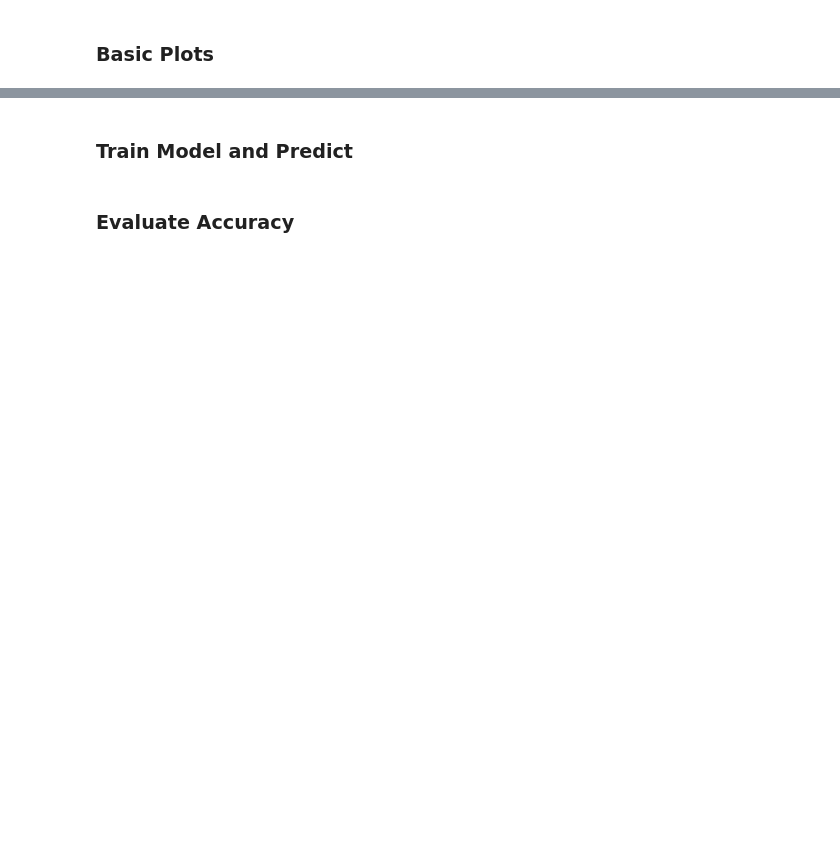
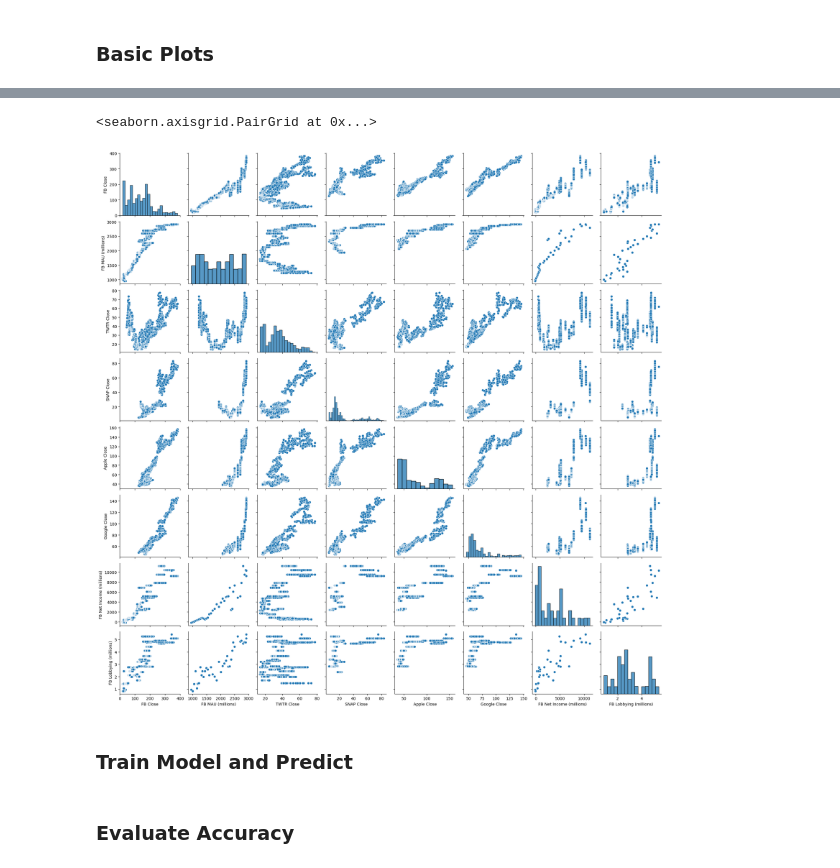
Before and after one commit to duckgrammer/Facebook-Stocks-ML, a Jupyter notebook: Facebook Stocks.ipynb, the cells around one changed output, grey strips where cells are left out. Drawn from its saved outputs; the diff is of its cells as text; code cells hidden in the pictures; blank space fills up the shorter version.

```diff
--- a/Facebook Stocks.ipynb
+++ b/Facebook Stocks.ipynb
@@ -36,0 +41,28 @@ sm_dataframe.head()
+# %%
+# Apple and Google Stock Price
+# (https://www.kaggle.com/datasets/vainero/google-apple-facebook-stock-price)
+apple_dataframe = pd.read_csv ('./data/Apple_stock.csv')
+apple_dataframe['Date'] = pd.to_datetime(apple_dataframe['Date'])
+google_dataframe = pd.read_csv ('./data/Google_stock.csv')
+google_dataframe['Date'] = pd.to_datetime(google_dataframe['Date'])
+
+# Add Apple and Google Stocks to Main FB_dataframe
+temp = pd.merge_asof(FB_dataframe, apple_dataframe, on='Date', direction='nearest', tolerance=pd.Timedelta('7 days'))
+FB_dataframe['Apple Close'] = temp['Close']
+temp = pd.merge_asof(FB_dataframe, google_dataframe, on='Date', direction='nearest', tolerance=pd.Timedelta('7 days'))
+FB_dataframe['Google Close'] = temp['Close']
+# %%
+# Facebook Net Income and Lobbying Expense
+# (https://www.statista.com/statistics/223289/facebooks-quarterly-net-income/?locale=en)
+# (https://www.statista.com/statistics/236969/quarterly-lobbying-expenses-of-facebook/?locale=en)
+income_dataframe = pd.read_csv ('./data/FB_income.csv')
+income_dataframe['Date'] = pd.to_datetime(income_dataframe['Date'])
+lobbying_dataframe = pd.read_csv ('./data/FB_lobbying.csv')
+lobbying_dataframe['Date'] = pd.to_datetime(lobbying_dataframe['Date'])
+
+# Add Apple and Google Stocks to Main FB_dataframe
+temp = pd.merge_asof(FB_dataframe, income_dataframe, on='Date', direction='nearest', tolerance=pd.Timedelta('46 days'))
+FB_dataframe['FB Net Income (millions)'] = temp['net income (millions)']
+temp = pd.merge_asof(FB_dataframe, lobbying_dataframe, on='Date', direction='nearest', tolerance=pd.Timedelta('46 days'))
+FB_dataframe['FB Lobbying (millions)'] = temp['lobbying expense (millions)']
+FB_dataframe
@@ -55,3 +99,11 @@ plt.show()
+# %%
+i = sns.PairGrid(FB_dataframe)
+i.map_diag(sns.histplot)
+i.map_offdiag(sns.scatterplot)
+i.add_legend()
+# %% [output]
+<seaborn.axisgrid.PairGrid at 0x...>
+[figure, added]
 # %% [markdown]
 ### Train Model and Predict
 # %% [markdown]
```
Also changed, not shown: parts of 7 cells of this notebook, 5 other files.
